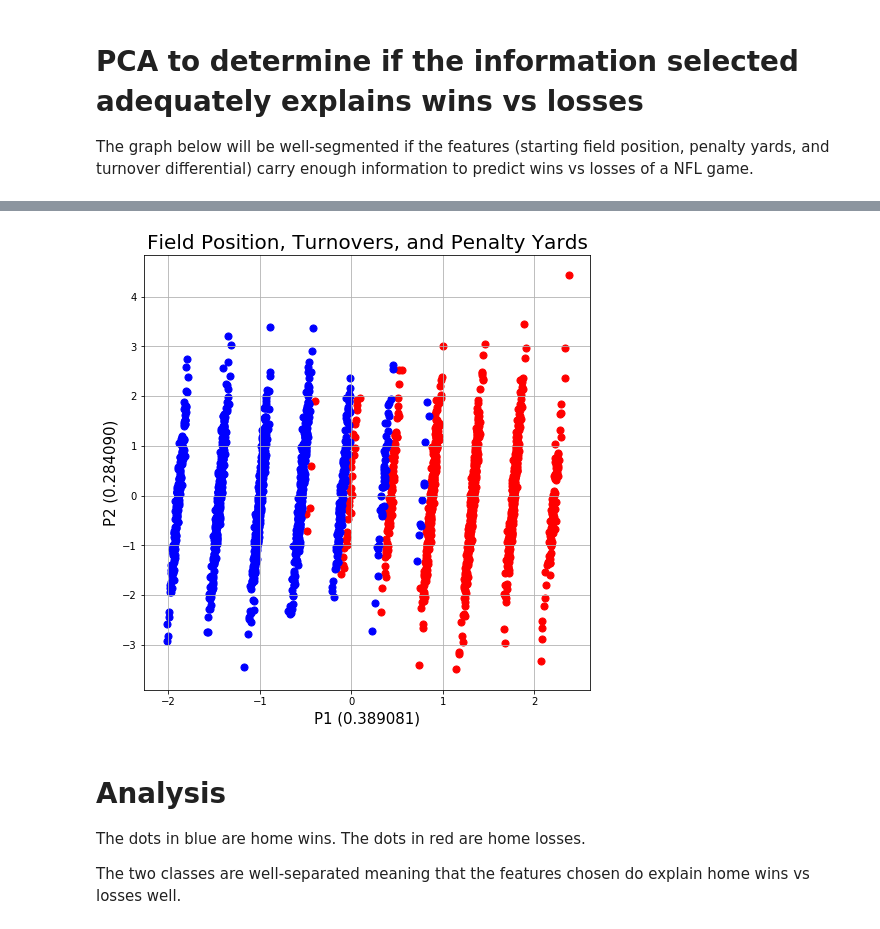
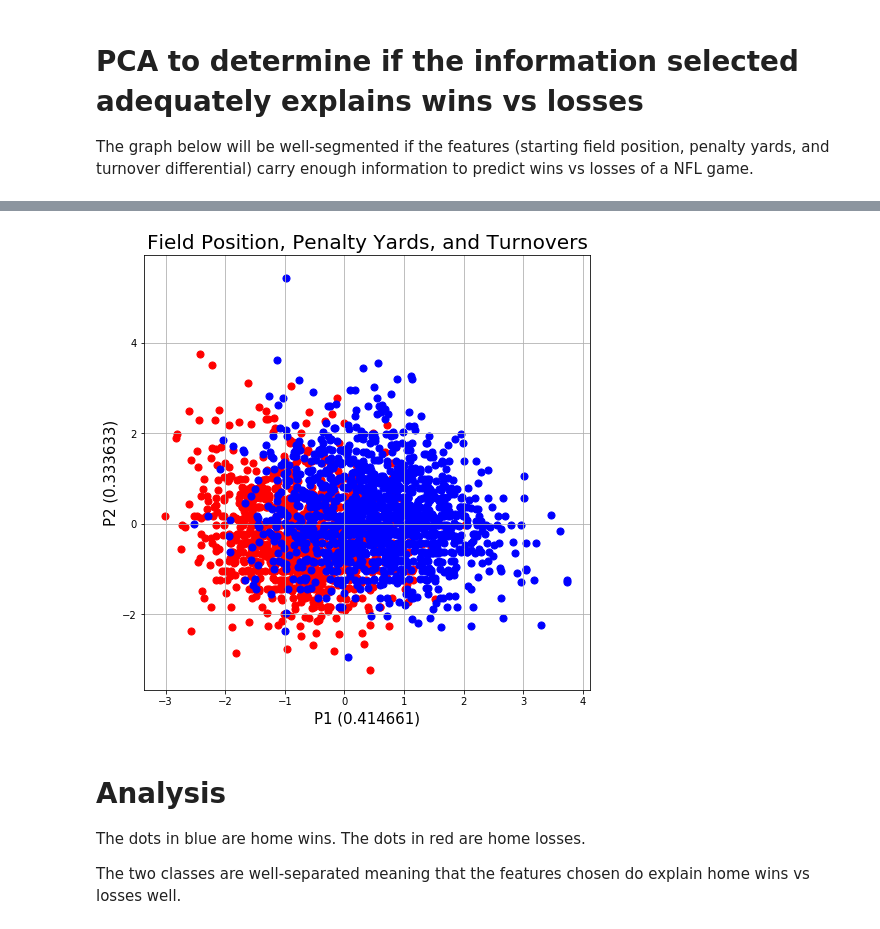
Before and after one commit to nrstott/nfldb_data_exploration, a Jupyter notebook: PCA.ipynb, the cells around one changed output, grey strips where cells are left out. Cells and saved outputs as stored; diff of their text form; code cells hidden in the pictures.

```diff
--- a/PCA.ipynb
+++ b/PCA.ipynb
@@ -108 +93,4 @@ def two_component_pca(features, labels):
     return df, explained_variance_ratio
+# %%
+agg_game_drive = agg_game_drive.reset_index()
+agg_game_drive.head()
@@ -109,27 +104,31 @@ def two_component_pca(features, labels):
 # %%
-principal, explained_variance_ratio = two_component_pca(x, y)
-principal = principal.rename(columns={'y': 'home_win'})
+def df_pca(df, feature_names, label_name, title=None):
+    if title is None:
+        title = ', '.join(feature_names)
 
-home_losses = principal.loc[principal.home_win == 0]
-home_wins = principal.loc[principal.home_win == 1]
+    df = df.copy()
+    x = StandardScaler().fit_transform(df.loc[:, feature_names])
+    y = df.loc[:, label_name]
+    y = pd.DataFrame(y)
 
-fig = plt.figure(figsize = (8,8))
-ax = fig.add_subplot(1,1,1)
-ax.set_xlabel('P1 (%2f)' % explained_variance_ratio[0], fontsize = 15)
-ax.set_ylabel('P2 (%2f)' % explained_variance_ratio[1], fontsize = 15)
-ax.set_title('Field Position, Turnovers, and Penalty Yards', fontsize = 20)
+    principal, explained_variance_ratio = two_component_pca(x, y)
 
-ax.scatter(home_losses.loc[:, 'p1']
-               , home_losses.loc[:, 'p2']
-               , c = 'r'
-               , s = 50)
-ax.scatter(home_wins.loc[:, 'p1']
-               , home_wins.loc[:, 'p2']
-               , c = 'b'
-               , s = 50)
-ax.grid()
+    neg = principal.loc[principal.y == 0]
+    pos = principal.loc[principal.y == 1]
+
+    fig = plt.figure(figsize = (8,8))
+    ax = fig.add_subplot(1,1,1)
+    ax.set_xlabel('P1 (%2f)' % explained_variance_ratio[0], fontsize = 15)
+    ax.set_ylabel('P2 (%2f)' % explained_variance_ratio[1], fontsize = 15)
+    ax.set_title(title, fontsize = 20)
+
+    ax.scatter(neg.loc[:, 'p1'], neg.loc[:, 'p2'], c = 'r', s = 50)
+    ax.scatter(pos.loc[:, 'p1'], pos.loc[:, 'p2'], c = 'b', s = 50)
+    ax.grid()
-# %% [output]
-[figure, removed]
+# %%
+df_pca(agg_game_drive, ['start_field', 'penalty_yards', 'turnover_differential'], 'home_win', title='Field Position, Penalty Yards, and Turnovers')
+# %% [output]
+[figure, added]
 # %% [markdown]
 # Analysis
 
```
Also changed, not shown: parts of 7 cells of this notebook.
